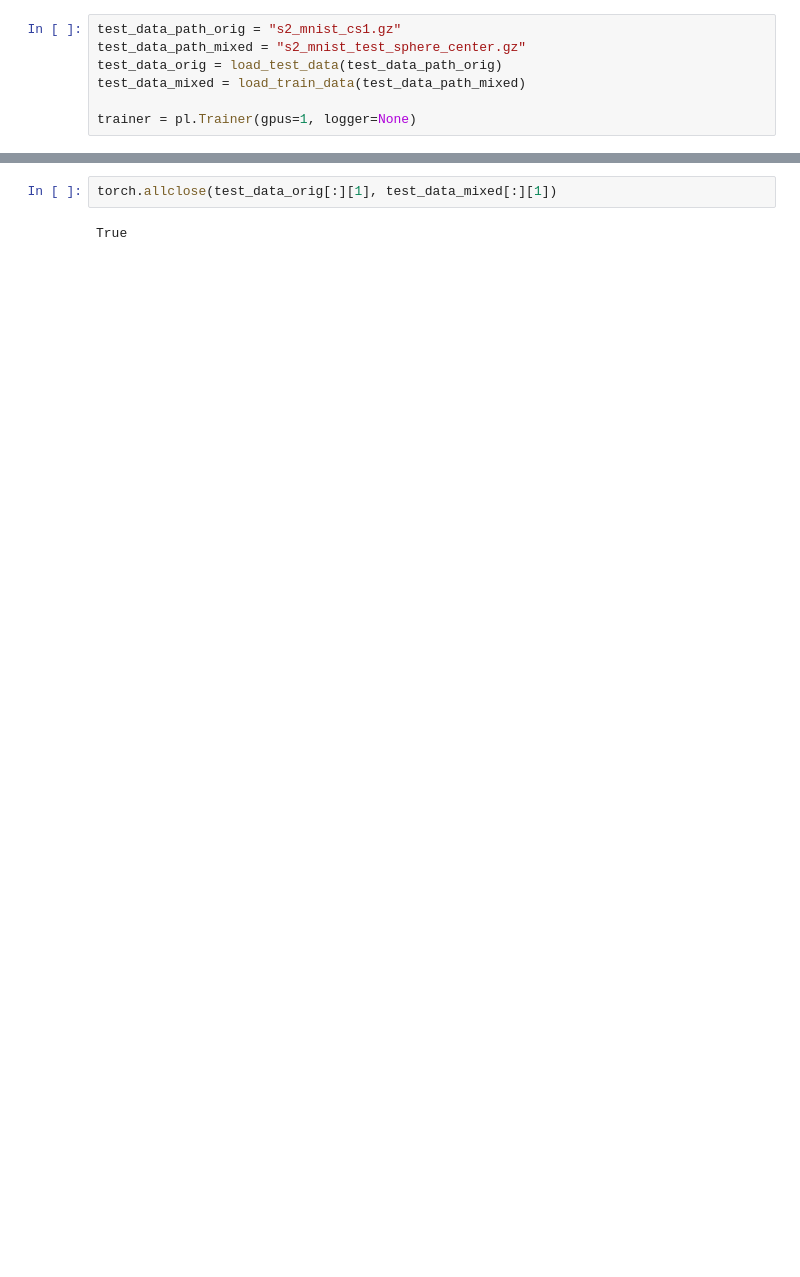
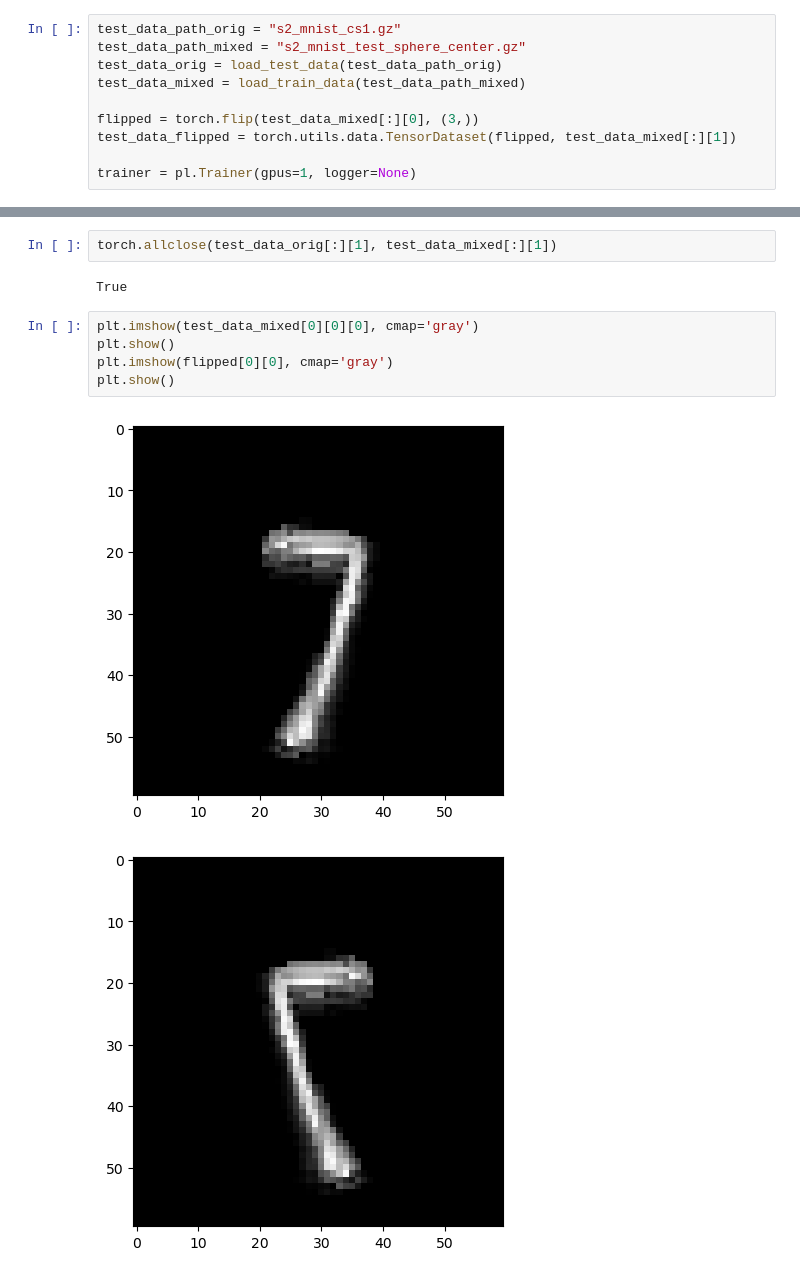
Before and after one commit to Schuh93/sem_seg_s2cnn, a Jupyter notebook: examples/mnist_adv/Analizing mixed attack results.ipynb, the cells around one changed output, grey strips where cells are left out. Cells and saved outputs as stored; diff of their text form; blank space fills up the shorter version.

```diff
--- a/examples/mnist_adv/Analizing mixed attack results.ipynb
+++ b/examples/mnist_adv/Analizing mixed attack results.ipynb
@@ -20,6 +20,9 @@ test_data_path_mixed = "s2_mnist_test_sphere_center.gz"
 test_data_orig = load_test_data(test_data_path_orig)
 test_data_mixed = load_train_data(test_data_path_mixed)
 
+flipped = torch.flip(test_data_mixed[:][0], (3,))
+test_data_flipped = torch.utils.data.TensorDataset(flipped, test_data_mixed[:][1])
+
 trainer = pl.Trainer(gpus=1, logger=None)
 # %% [output]
 GPU available: True, used: True
@@ -163,3 +166,11 @@ for i in range(10):
 torch.allclose(test_data_orig[:][1], test_data_mixed[:][1])
 # %% [output]
 True
+# %%
+plt.imshow(test_data_mixed[0][0][0], cmap='gray')
+plt.show()
+plt.imshow(flipped[0][0], cmap='gray')
+plt.show()
+# %% [output]
+[figure, added]
+[figure, added]
```
Also changed, not shown: parts of 4 cells of this notebook, 2 other files.
